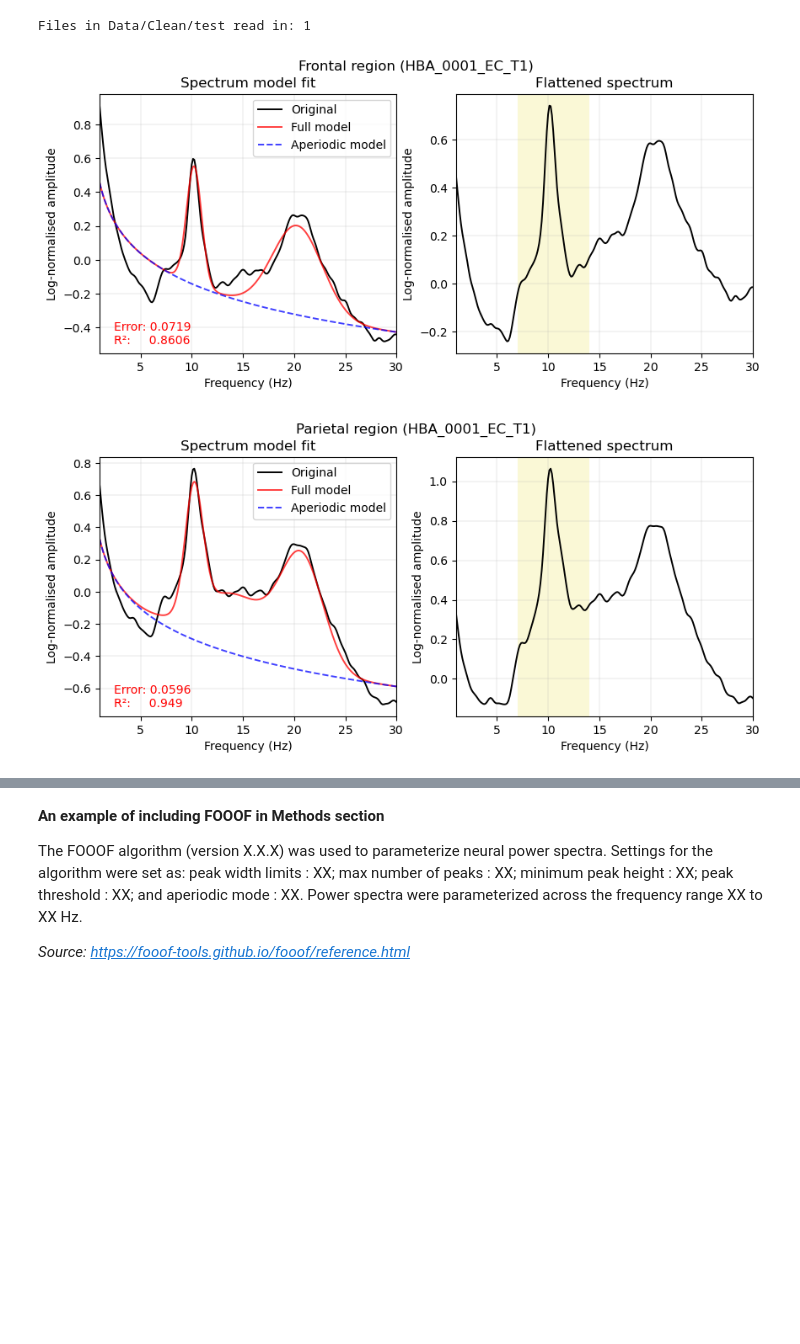
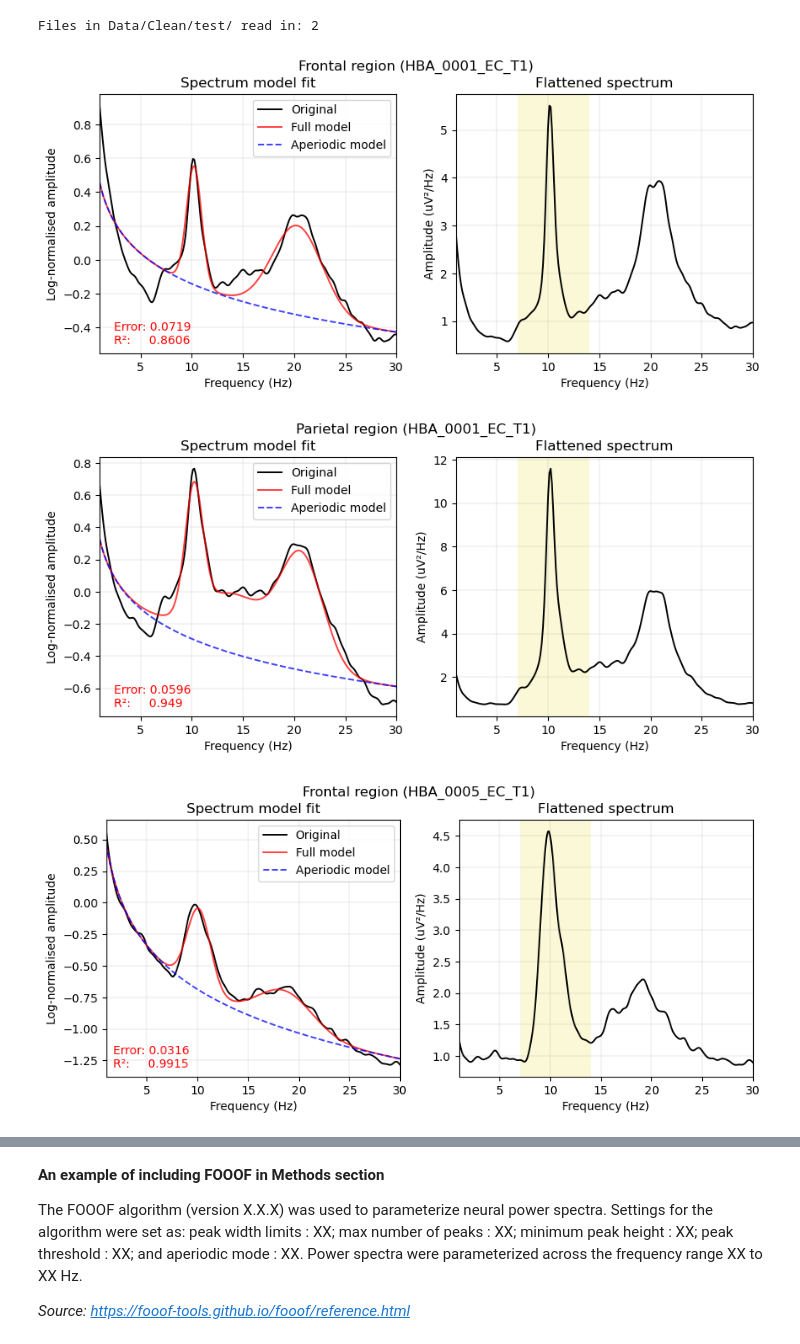
Before and after one commit to teanijarv/EEG-pyline, a Jupyter notebook: resting_one_over_f.ipynb, the cells around one changed output, grey strips where cells are left out. Saved outputs shown, nothing was run; the diff lists cells and outputs as text; code cells hidden in the pictures; blank space fills up the shorter version.

```diff
--- a/resting_one_over_f.ipynb
+++ b/resting_one_over_f.ipynb
@@ -16,9 +16,9 @@ from fooof.plts.utils import check_ax, check_plot_kwargs
 from signal_processing.spectral_analysis import calculate_psd
 import basic.arrange_data as arrange
 # %%
-clean_folder = r"Data/Clean/"
-results_foldername = r"Results/"
-exp_folder = r"test"
+clean_folder = r"Data/Clean/test"
+results_foldername = r"Results/test"
+exp_folder = r""
 exp_condition = r"EC_test"
 freq_range = [1,30]
 # note: probably have to re-preprocess the data with higher high-cutoff frequency than the used freq in here
@@ -38,7 +38,7 @@ file_dirs, subject_names = arrange.read_files(dir_inprogress,"_clean-epo.fif")
 bands = Bands({'alpha' : [7, 14]})
 
 # Set the amplitude scale either to be linear or logarithmic
-flat_spectr_scale = 'log'
+flat_spectr_scale = 'linear'
 
 #t_settings = {'fontsize' : 12, 'fontweight' : 'bold'}
 shade_cols = ['#e8dc35', '#46b870', '#1882d9', '#a218d9', '#e60026']
@@ -64,7 +64,9 @@ for i in range(len(file_dirs)):
                                  window_duration=2,window_overlap=0.5,zero_padding=3,verbose=False,plot=False)
 
     # Average all epochs and channels together -> (freq bins,) shape
-    psds_allch = psds.mean(axis=(0,1))
+    if i == 0:
+        psds_allch = np.zeros(shape=(len(file_dirs), len(freqs)))
+    psds_allch[i] = psds.mean(axis=(0,1))
 
     # Average all epochs together for each channel and also for each region
     psds = psds.mean(axis=(0))
@@ -120,33 +122,34 @@ for i in range(len(file_dirs)):
                         (0.09, 0.16), **errorbox_kwargs)
 
         plot_spectra_shading(fm.freqs, [flatten_spectrum], shades=bands.definitions,
                              shade_colors=shade_cols, ax=axs[1], plot_style=None, **flat_kwargs)
         axs[1].set_xlim(freq_range)
         axs[1].grid(linewidth=0.2)
         axs[1].set_xlabel('Frequency (Hz)')
         axs[1].set_ylabel(flat_spectr_ylabel)
         axs[1].set_title('Flattened spectrum')
 
         plt.suptitle('{} region ({})'.format(region,subject_names[i]))
         plt.show()
 
         # Add model parameters to dataframe
 
         ### UPDATE later according to linear or log scale for peaks!!!
 
         globals()["df_fooof_"+region].loc[globals()["df_fooof_"+region].index[i],'Exponent'] = fm.get_params('aperiodic_params','exponent')
         globals()["df_fooof_"+region].loc[globals()["df_fooof_"+region].index[i],'Offset'] = fm.get_params('aperiodic_params','offset')
         globals()["df_fooof_"+region].loc[globals()["df_fooof_"+region].index[i],'Peaks_CF'] = fm.get_params('peak_params', 'CF')
         globals()["df_fooof_"+region].loc[globals()["df_fooof_"+region].index[i],'Peaks_PW'] = fm.get_params('peak_params', 'PW')
         globals()["df_fooof_"+region].loc[globals()["df_fooof_"+region].index[i],'Peaks_BW'] = fm.get_params('peak_params', 'BW')
         globals()["df_fooof_"+region].loc[globals()["df_fooof_"+region].index[i],'R_2'] = fm.get_params('r_squared')
         globals()["df_fooof_"+region].loc[globals()["df_fooof_"+region].index[i],'Error'] = fm.get_params('error')
 
 # Export FOOOF data for all regions
 for region in df_psds_regions.columns:
     globals()["df_fooof_"+region].to_excel(r"{}/FOOOF/{}/{}_{}_fooof.xlsx".format(results_foldername,exp_folder,exp_condition,region))
     display(globals()["df_fooof_"+region])
 # %% [output]
-Files in Data/Clean/test read in: 1
+Files in Data/Clean/test/ read in: 2
-[figure, old version]
+[figure, new version]
-[figure, old version]
+[figure, new version]
+[figure, added]
```
Also changed, not shown: parts of 3 cells of this notebook, 1 other file.
